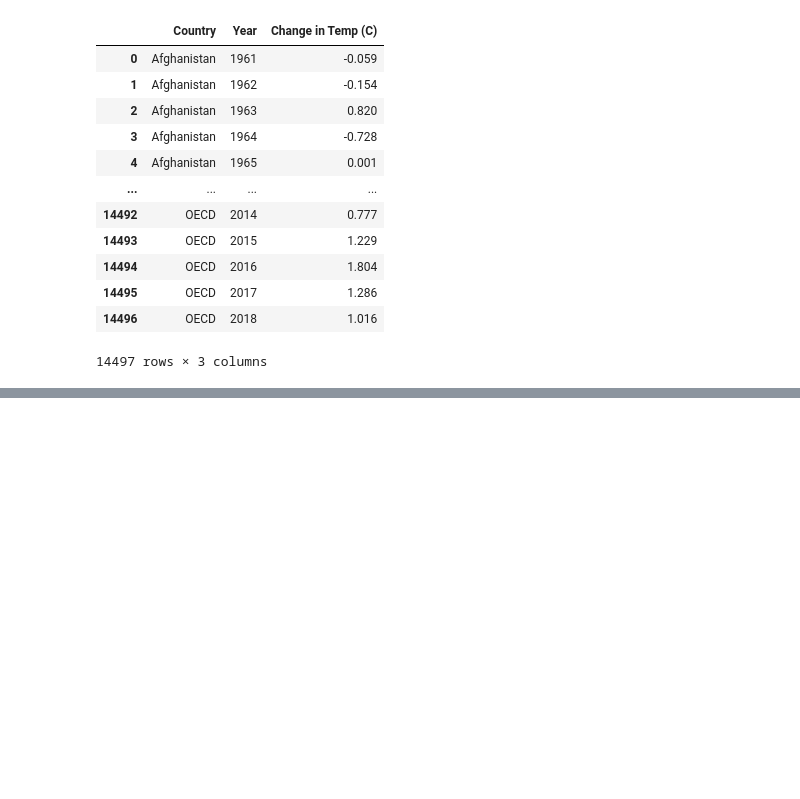
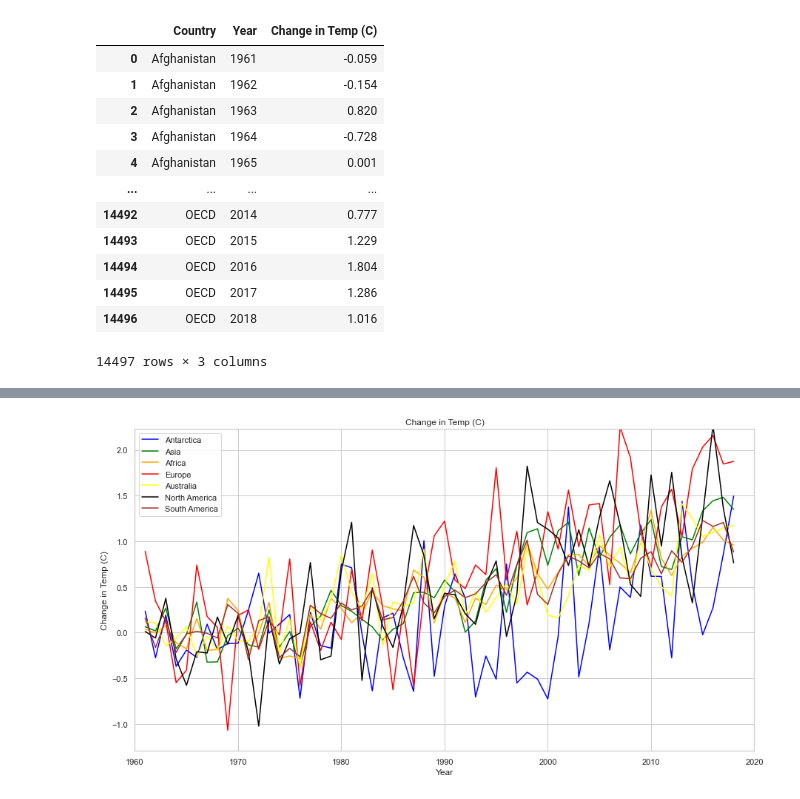
Before and after one commit to jenpusz/Project-2, a Jupyter notebook: year_temp.ipynb, the cells around one changed output, grey strips where cells are left out. Drawn from its saved outputs; the diff is of its cells as text; code cells hidden in the pictures; blank space fills up the shorter version.

Commit message:
chart push

```diff
--- a/year_temp.ipynb
+++ b/year_temp.ipynb
@@ -105,0 +140,3 @@ col_new_df.to_csv('Final_CSVs/year_temp.csv', index = False)
+# %%
+eur_df = col_new_df.loc[col_new_df['Country']== 'Europe']
+eur_df.head()
@@ -105,0 +150,3 @@ col_new_df.to_csv('Final_CSVs/year_temp.csv', index = False)
+# %%
+Aus_df = col_new_df.loc[col_new_df['Country']== 'Australia']
+Aus_df.head()
@@ -105,0 +160,3 @@ col_new_df.to_csv('Final_CSVs/year_temp.csv', index = False)
+# %%
+na_df = col_new_df.loc[col_new_df['Country']== 'Northern America']
+na_df.head()
@@ -105,0 +170,3 @@ col_new_df.to_csv('Final_CSVs/year_temp.csv', index = False)
+# %%
+sa_df = col_new_df.loc[col_new_df['Country']== 'South America']
+sa_df.head()
@@ -105,0 +180,46 @@ col_new_df.to_csv('Final_CSVs/year_temp.csv', index = False)
+# %%
+sns.set(rc = {'figure.figsize':(15,8)})
+sns.set_style("whitegrid")
+
+x_axis = Ant_df['Year']
+y_axis = Ant_df['Change in Temp (C)']
+temp_line, = plt.plot(x_axis,y_axis, color = 'blue', label = 'Antarctica')
+
+x_axis = Asia_df['Year']
+y_axis = Asia_df['Change in Temp (C)']
+temp_line, = plt.plot(x_axis,y_axis, color = 'green', label = 'Asia')
+
+x_axis = Af_df['Year']
+y_axis = Af_df['Change in Temp (C)']
+temp_line, = plt.plot(x_axis,y_axis, color = 'orange', label = 'Africa')
+
+x_axis = eur_df['Year']
+y_axis = eur_df['Change in Temp (C)']
+temp_line, = plt.plot(x_axis,y_axis, color = 'red', label = 'Europe')
+
+x_axis = Aus_df['Year']
+y_axis = Aus_df['Change in Temp (C)']
+temp_line, = plt.plot(x_axis,y_axis, color = 'yellow', label = 'Australia')
+
+x_axis = na_df['Year']
+y_axis = na_df['Change in Temp (C)']
+temp_line, = plt.plot(x_axis,y_axis, color = 'black', label = 'North America')
+
+x_axis = sa_df['Year']
+y_axis = sa_df['Change in Temp (C)']
+temp_line, = plt.plot(x_axis,y_axis, color = 'brown',label = 'South America')
+
+
+plt.xlim(1960,2020)
+plt.ylim(y_axis.min() -1, y_axis.max() +1)
+plt.xlabel("Year")
+plt.ylabel("Change in Temp (C)")
+plt.title("Change in Temp (C)")
+plt.legend()
+
+
+
+plt.savefig('temp_chart.png')
+plt.show()
+# %% [output]
+[figure, added]
```
Also changed, not shown: parts of 8 cells of this notebook, 1 other file.
